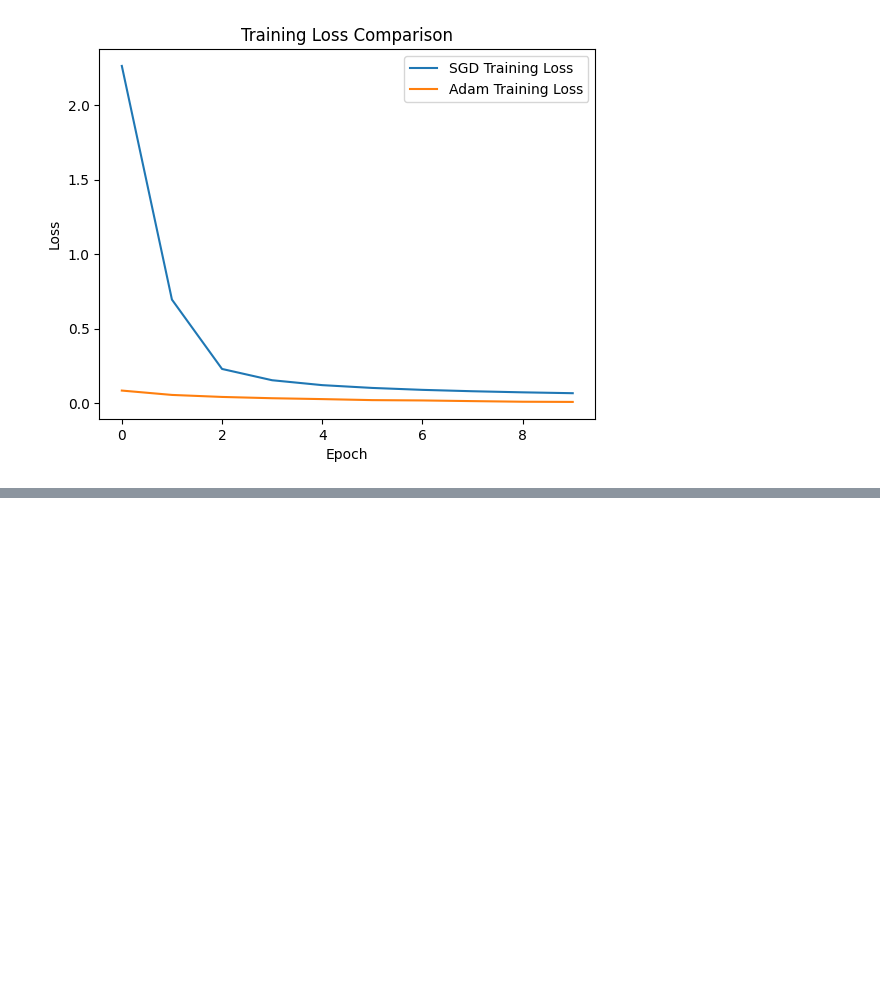
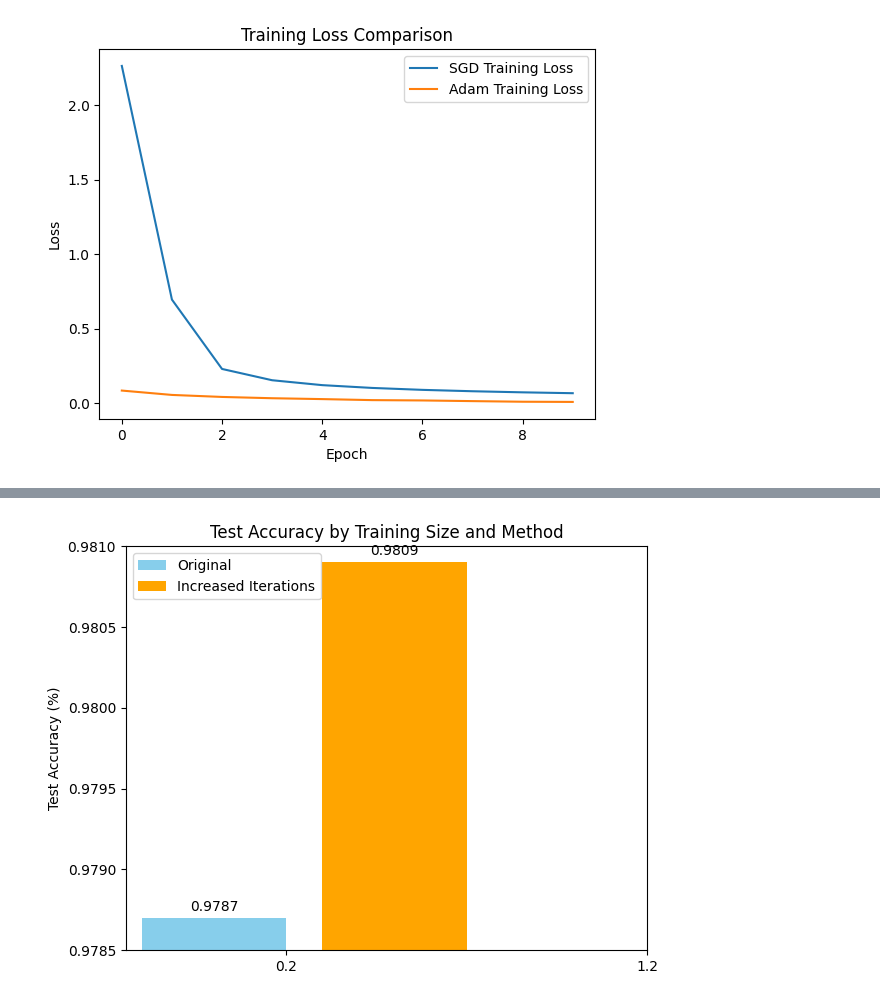
Before and after one commit to qiudanWang/DeepLearning, a Jupyter notebook: Mid-Term.ipynb, the cells around one changed output, grey strips where cells are left out. Cells and saved outputs as stored; diff of their text form; code cells hidden in the pictures; blank space fills up the shorter version.

```diff
--- a/Mid-Term.ipynb
+++ b/Mid-Term.ipynb
@@ -270,0 +382,8 @@ Question 4:
+# %%
+import matplotlib.pyplot as plt
+
+# Example accuracies
+original_accuracy = 0.9787  # Original test accuracy for 20% training data size
+increased_accuracy = 0.9809  # Test accuracy with increased training iterations for 20% data size
+# %% [output]
+[figure, added]
```
Also changed, not shown: parts of 3 cells of this notebook.
